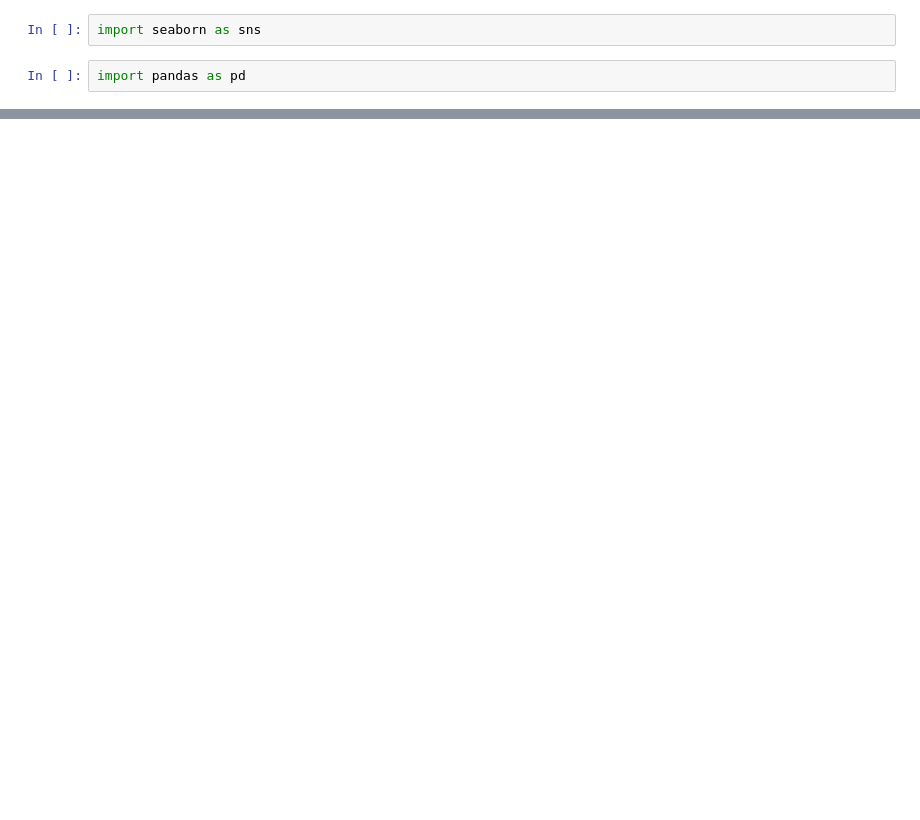
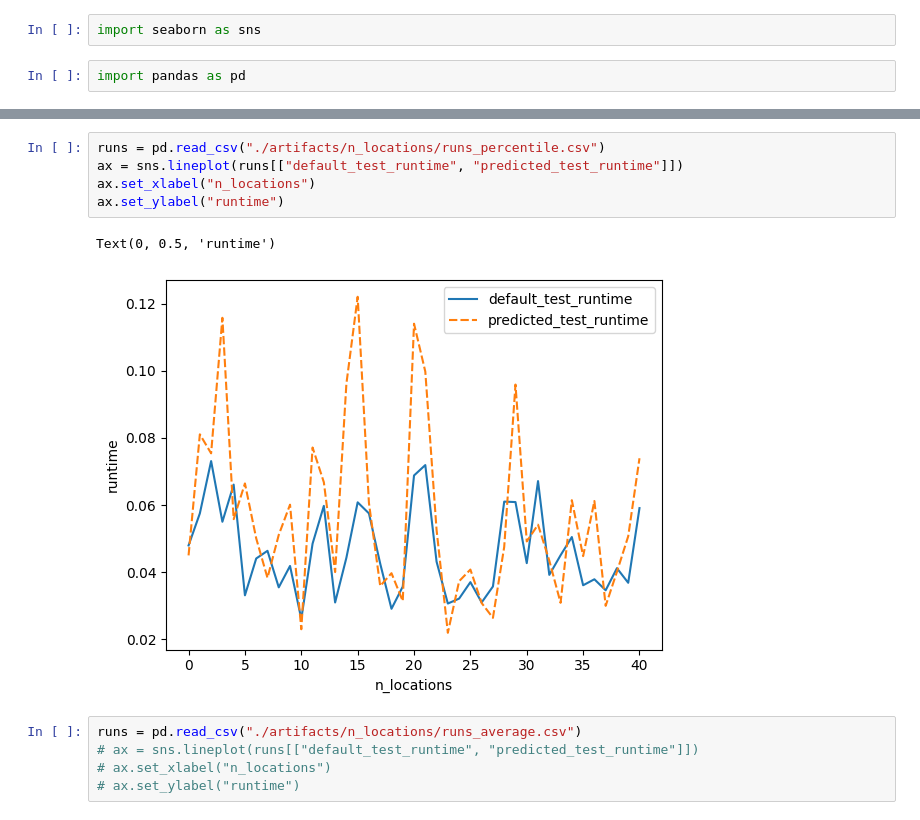
Before and after one commit to hr004/vehicle_routing, a Jupyter notebook: Untitled.ipynb, the cells around one changed output, grey strips where cells are left out. Cells and saved outputs as stored; diff of their text form; blank space fills up the shorter version.

```diff
--- a/Untitled.ipynb
+++ b/Untitled.ipynb
@@ -39,0 +36,13 @@ round(datetime.datetime.now().timestamp())
+# %%
+runs = pd.read_csv("./artifacts/n_locations/runs_percentile.csv")
+ax = sns.lineplot(runs[["default_test_runtime", "predicted_test_runtime"]])
+ax.set_xlabel("n_locations")
+ax.set_ylabel("runtime")
+# %% [output]
+Text(0, 0.5, 'runtime')
+[figure, added]
+# %%
+runs = pd.read_csv("./artifacts/n_locations/runs_average.csv")
+# ax = sns.lineplot(runs[["default_test_runtime", "predicted_test_runtime"]])
+# ax.set_xlabel("n_locations")
+# ax.set_ylabel("runtime")
```
Also changed, not shown: parts of 18 cells of this notebook, 8 other files.
